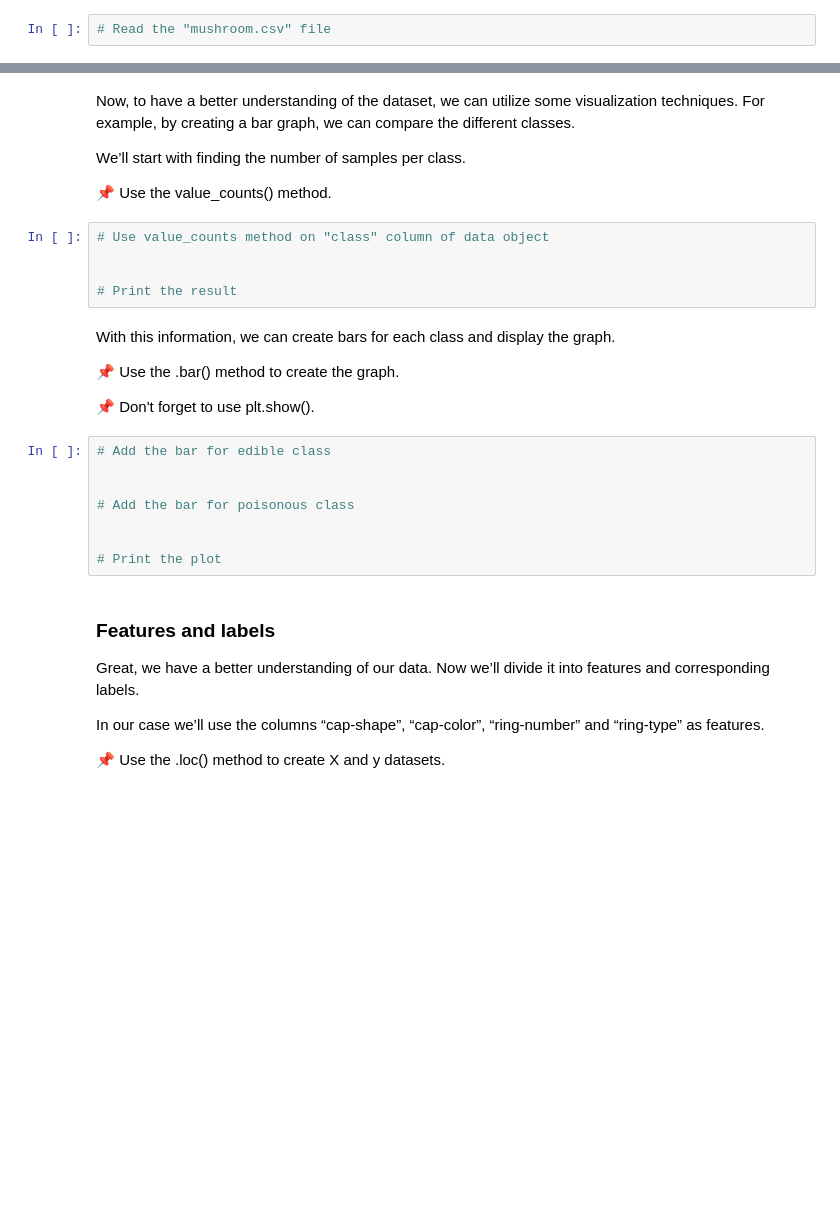
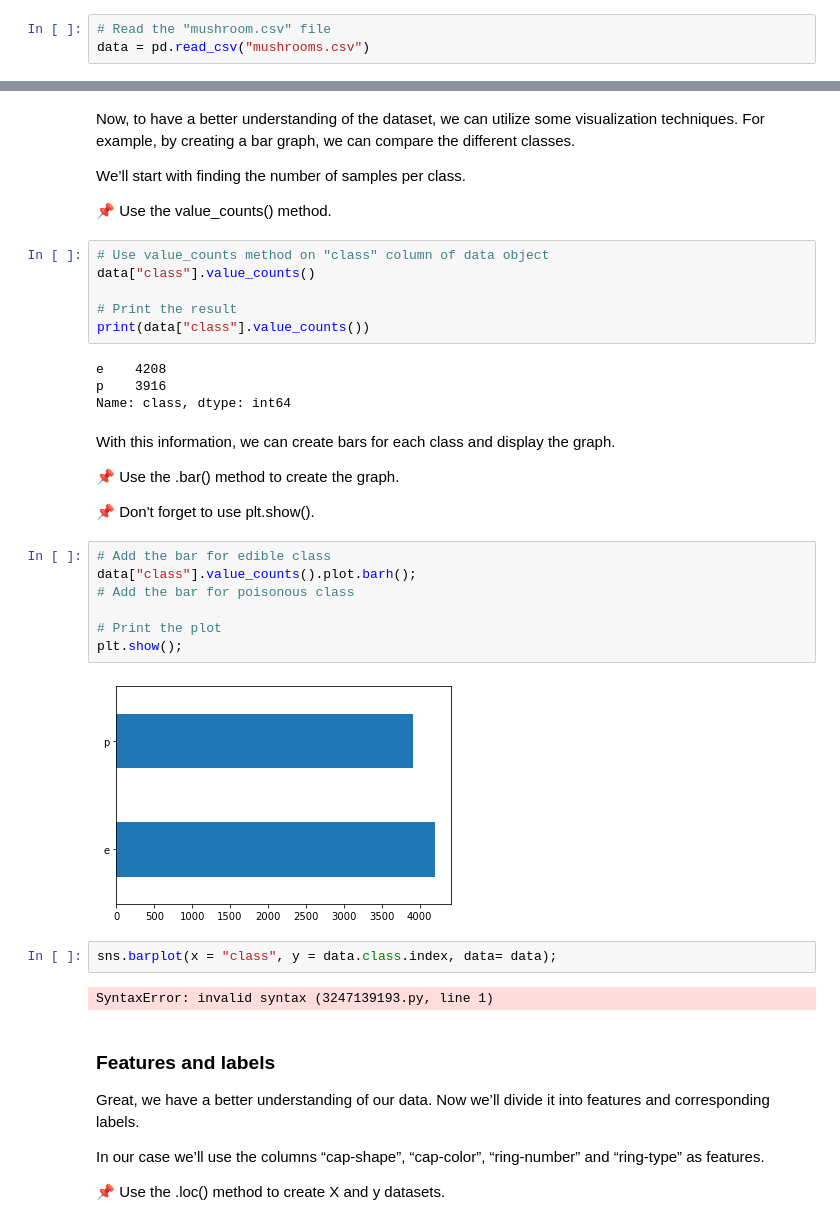
Before and after one commit to mustafaktaas/Python_Practices_Akbank_Bootcamp, a Jupyter notebook: MachineLearning_Practices_Akbank_Bootcamp/FinalProject/Final_project.ipynb, the cells around one changed output, grey strips where cells are left out. Drawn from its saved outputs; the diff is of its cells as text; blank space fills up the shorter version.

```diff
--- a/MachineLearning_Practices_Akbank_Bootcamp/FinalProject/Final_project.ipynb
+++ b/MachineLearning_Practices_Akbank_Bootcamp/FinalProject/Final_project.ipynb
@@ -45,6 +46,7 @@ Let’s read the .csv file.
 📌 Use the read_csv() function of the Pandas library.
 # %%
 # Read the "mushroom.csv" file
+data = pd.read_csv("mushrooms.csv")
 # %% [markdown]
 ###Visualize the data
 Then, take a look at the dataset using *data.head()* function.
@@ -58,9 +69,14 @@ We’ll start with finding the number of samples per class.
 📌 Use the value_counts() method.
 # %%
 # Use value_counts method on "class" column of data object
-
+data["class"].value_counts()
 
 # Print the result
+print(data["class"].value_counts())
+# %% [output]
+e    4208
+p    3916
+Name: class, dtype: int64
 # %% [markdown]
 With this information, we can create bars for each class and display the graph.
 
@@ -69,12 +85,17 @@ With this information, we can create bars for each class and display the graph.
 📌 Don't forget to use plt.show().
 # %%
 # Add the bar for edible class
-
-
+data["class"].value_counts().plot.barh();
 # Add the bar for poisonous class
 
-
 # Print the plot
+plt.show();
+# %% [output]
+[figure, added]
+# %%
+sns.barplot(x = "class", y = data.class.index, data= data);
+# %% [output]
+SyntaxError: invalid syntax (3247139193.py, line 1)
 # %% [markdown]
 ### Features and labels
 Great, we have a better understanding of our data. Now we’ll divide it into features and corresponding labels.
```
Also changed, not shown: parts of 2 cells of this notebook.
